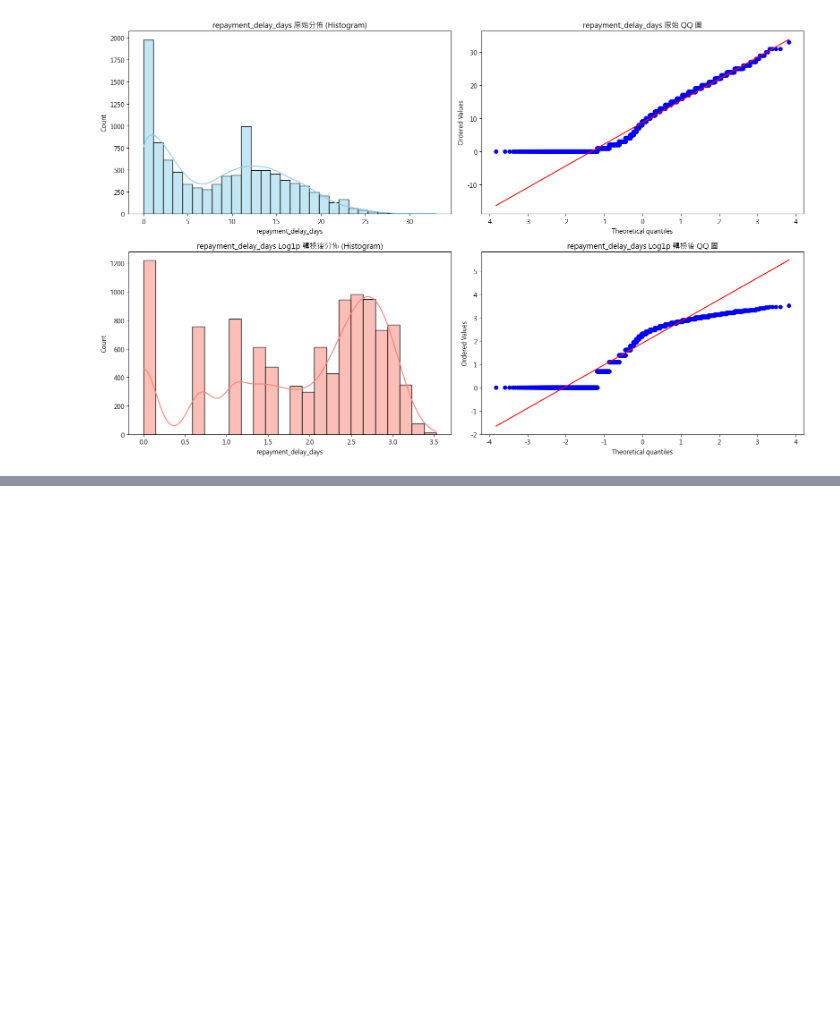
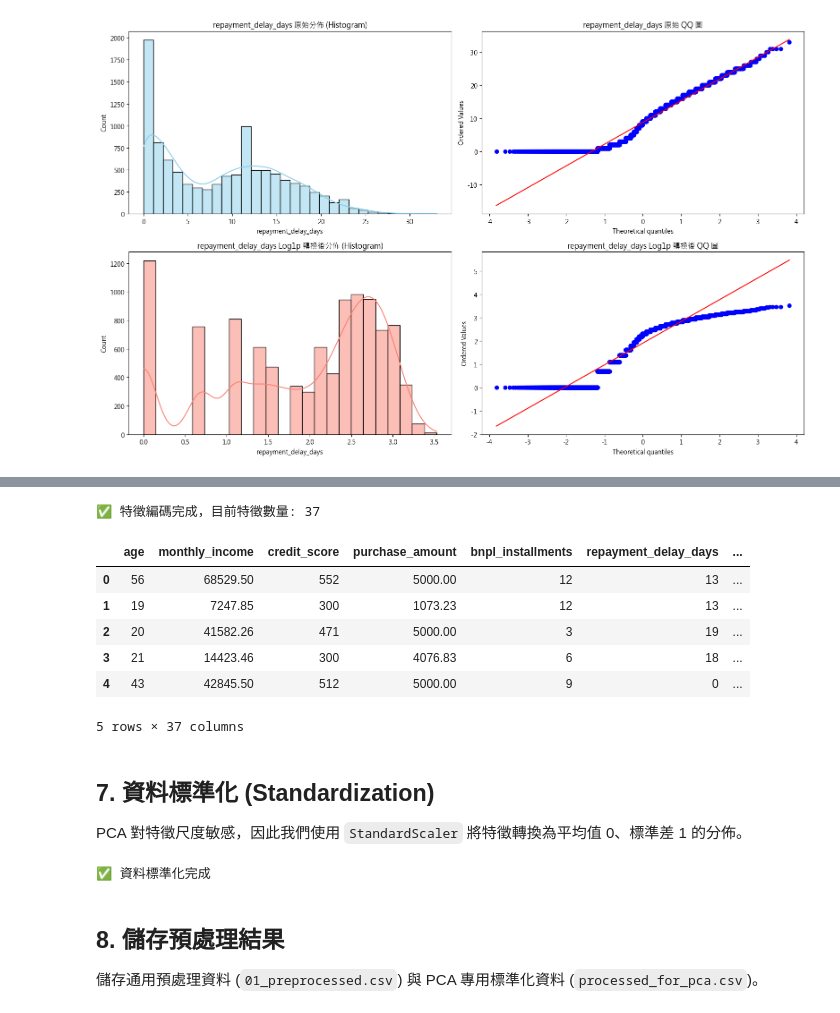
Before and after one commit to BobbleUnderBox/DataMiningG1FinalProject, a Jupyter notebook: notebooks/01_data_preprocessing.ipynb, the cells around one changed output, grey strips where cells are left out. Cells and saved outputs as stored; diff of their text form; code cells hidden in the pictures; blank space fills up the shorter version.

Commit message:
fixed issues alerted by Larry, added one-hot encoding, standardization

```diff
--- a/notebooks/01_data_preprocessing.ipynb
+++ b/notebooks/01_data_preprocessing.ipynb
@@ -203,8 +199,7 @@ def handle_outliers_iqr(data, columns):
 
     return df_clean
 
-target_columns = ['monthly_income', 'credit_score', 'purchase_amount',
-                  'repayment_delay_days', 'missed_payments', 'debt_to_income_ratio']
+target_columns = data_types['Ratio'] + ['credit_score']
 
 df = handle_outliers_iqr(df, target_columns)
 # %% [output]
@@ -283,0 +280,45 @@ print(f"✅ 預處理資料已儲存: data/interim/{output_path}")
+# %%
+# 1. 順序型編碼 (Ordinal Encoding)
+segment_map = {'Low Risk': 0, 'Medium Risk': 1, 'High Risk': 2}
+df['customer_segment'] = df['customer_segment'].map(segment_map)
+
+# 2. 類別型編碼 (One-Hot Encoding)
+categorical_cols = ['employment_type', 'product_category', 'location']
+df = pd.get_dummies(df, columns=categorical_cols, prefix=categorical_cols)
+
+# 3. 移除不需要的欄位
+drop_cols = ['user_id', 'transaction_date']
+df = df.drop(columns=[col for col in drop_cols if col in df.columns])
+
+print(f"✅ 特徵編碼完成，目前特徵數量: {df.shape[1]}")
+df.head()
+# %% [output]
+✅ 特徵編碼完成，目前特徵數量: 37
+|  | age | monthly_income | credit_score | purchase_amount | bnpl_installments | repayment_delay_days | ... |
+| 0 | 56 | 68529.50 | 552 | 5000.00 | 12 | 13 | ... |
+| 1 | 19 | 7247.85 | 300 | 1073.23 | 12 | 13 | ... |
+| 2 | 20 | 41582.26 | 471 | 5000.00 | 3 | 19 | ... |
+| 3 | 21 | 14423.46 | 300 | 4076.83 | 6 | 18 | ... |
+| 4 | 43 | 42845.50 | 512 | 5000.00 | 9 | 0 | ... |
+5 rows × 37 columns
+# %% [markdown]
+## 7. 資料標準化 (Standardization)
+PCA 對特徵尺度敏感，因此我們使用 `StandardScaler` 將特徵轉換為平均值 0、標準差 1 的分佈。
+# %%
+from sklearn.preprocessing import StandardScaler
+
+# 排除目標變數 default_flag 進行標準化
+features = df.drop(columns=['default_flag'])
+scaler = StandardScaler()
+scaled_features = scaler.fit_transform(features)
+
+# 建立標準化後的 DataFrame
+df_pca = pd.DataFrame(scaled_features, columns=features.columns)
+df_pca['default_flag'] = df['default_flag'].values
+
+print("✅ 資料標準化完成")
+# %% [output]
+✅ 資料標準化完成
+# %% [markdown]
+## 8. 儲存預處理結果
+儲存通用預處理資料 (`01_preprocessed.csv`) 與 PCA 專用標準化資料 (`processed_for_pca.csv`)。
```
Also changed, not shown: parts of 9 cells of this notebook, 4 other files.
